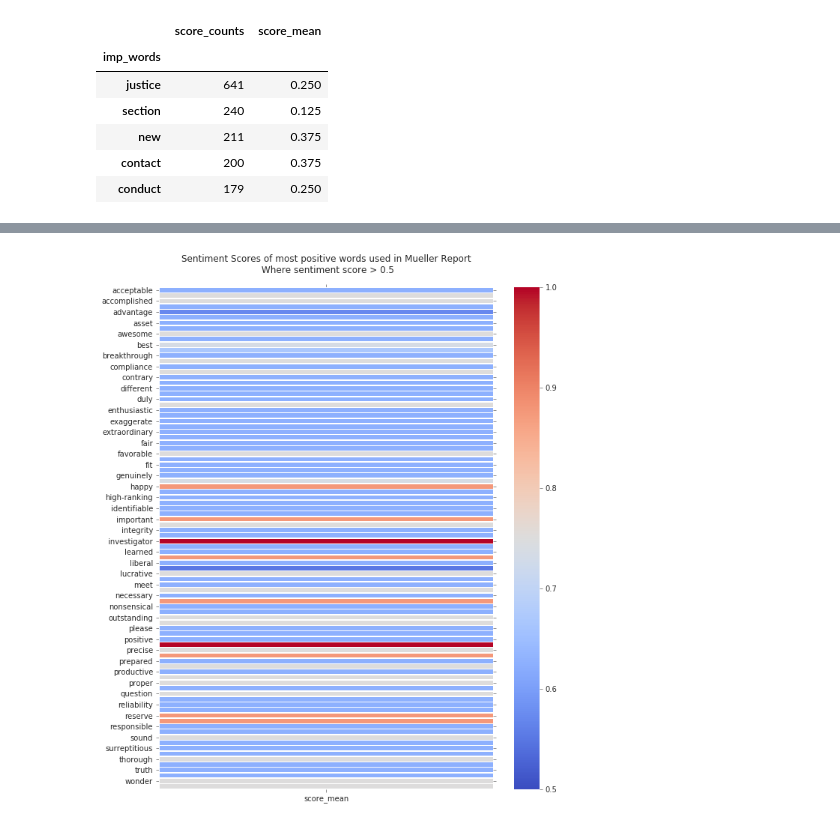
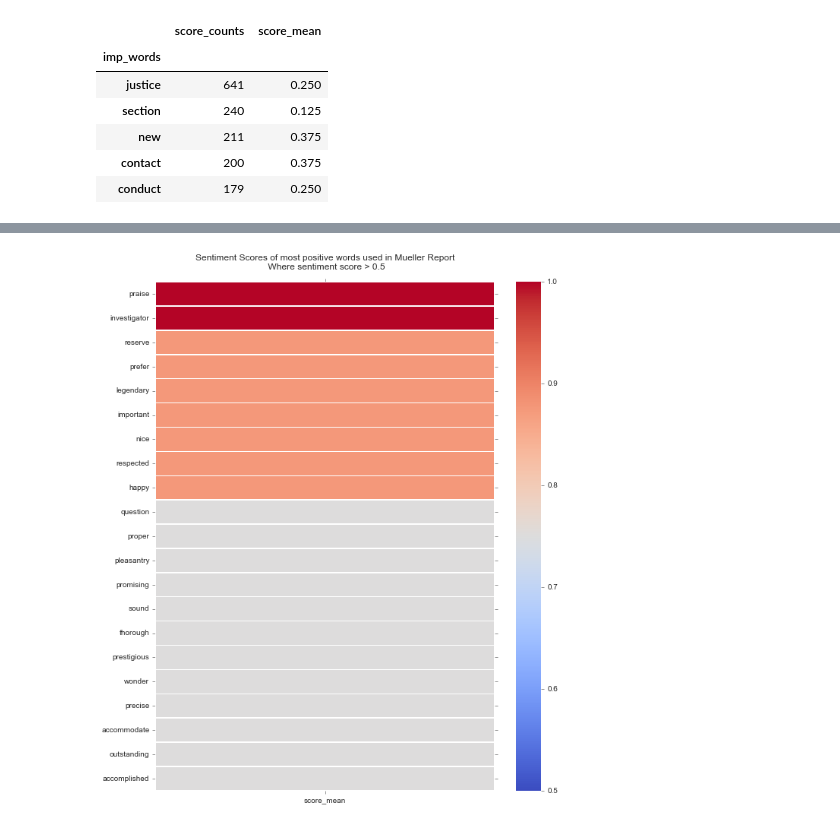
Before and after one commit to Gabya06/mueller, a Jupyter notebook: MuellerReportAnalysis.ipynb, the cells around one changed output, grey strips where cells are left out. Cells and saved outputs as stored; diff of their text form; code cells hidden in the pictures.

Commit message:
adding updated jupyter notebook and heatmap image

```diff
--- a/MuellerReportAnalysis.ipynb
+++ b/MuellerReportAnalysis.ipynb
@@ -468,0 +464,6 @@ temp2.head()
+# %%
+# most positive words - scores between 0.7 - 1.0
+temp2 = word_stats[(word_stats.score_mean >.70) & (word_stats.score_mean<=1.0)]
+temp2 = temp2.sort_values(by = 'score_mean', ascending=False).reset_index()[:21]
+temp2.set_index('imp_words', inplace=True)
+temp2
@@ -469,14 +536,13 @@ temp2.head()
 # %%
 # heatmap of scores >0.5
-temp2 = word_stats[word_stats.score_mean>.5]
 fig, ax = plt.subplots(figsize = (10,12))
 _= sns.heatmap(temp2[['score_mean']], vmax=1.0, vmin=.5, linewidths=.5, linecolor ='white',
             cmap="coolwarm")
 ax.set_xlabel("")
 ax.set_ylabel("")
 ax.set_title('Sentiment Scores of most positive words used in Mueller Report\n Where sentiment score > 0.5\n')
 plt.show(fig)
 # %% [output]
-[figure, old version]
+[figure, new version]
 # %%
 # heatmap of scores <0.5
```
Also changed, not shown: parts of 14 cells of this notebook, 1 other file.
